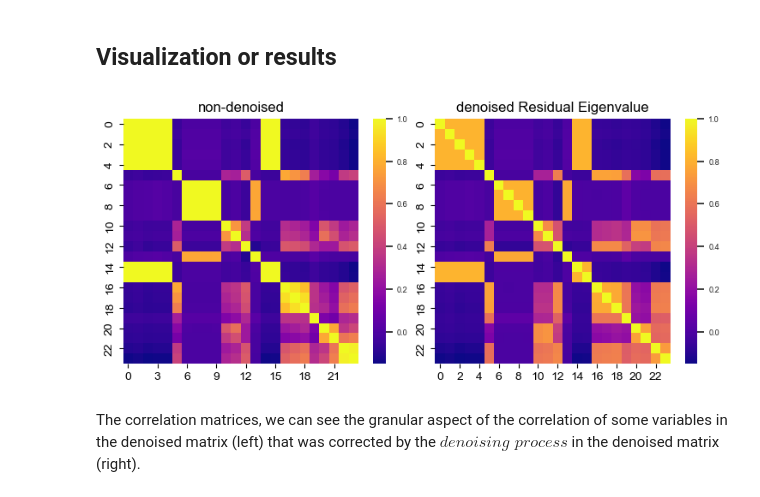
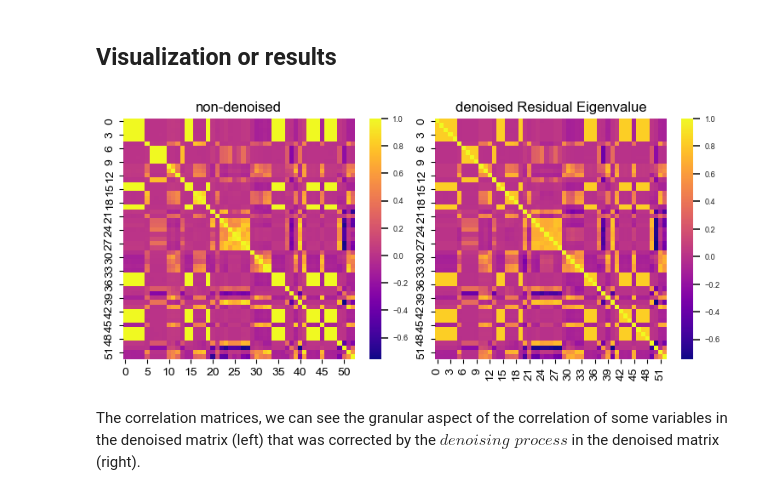
Before and after one commit to yashbhesaniya/fractional-differentiation-time-series, a Jupyter notebook: notebooks/denoising.ipynb, the cells around one changed output. Drawn from its saved outputs; the diff is of its cells as text; code cells hidden in the pictures.

Commit message:
Adding TA Indicators (I)
Added 10 new momentum indicators, and 20 new volatility indexes. Created test_volatility_class.py. Some indicators are still pending. Will focus on this...

```diff
--- a/notebooks/denoising.ipynb
+++ b/notebooks/denoising.ipynb
@@ -105,13 +109,13 @@ After $\textbf{Volatility}$ and $\textbf{Data Generation}$ groups introduced the
 ## Calculate Indicators
 # %%
 # Process data normalization
-norm_data = True
+norm_data = False
 
 # Select Indicator transformer
-ind_processor = Indicators(df, ticker = ticker, norm_data = norm_data)
+ind_processor = Indicators(ticker = ticker, norm_data = norm_data)
 
 # Calculate Indicators over input dataframe
-df = ind_processor.transform(df)
+df = ind_processor.fit_transform(df)
 
 # Display output dataframe
 display(df[var_cols+normvar_cols if norm_data else var_cols])
@@ -134,10 +138,10 @@ display(df[var_cols+normvar_cols if norm_data else var_cols])
 ## Calculate Volatility Indicators
 # %%
 # Select Volatility transformer
-vol_processor = Volatility(df, ticker = ticker)
+vol_processor = Volatility(ticker = ticker)
 
 # Calculate Volatility over input dataframe
-df = vol_processor.transform(df)
+df = vol_processor.fit_transform(df)
 
 # Display output dataframe
 display(df[vol_cols])
@@ -165,4 +169,4 @@ We eliminate the $\texttt{NaN}$'s by selecting rows starting at position $30$.
 # %%
-X = np.array(df[normvar_cols+vol_cols if norm_data else var_cols+vol_cols])[30:]
+X = np.array(df[normvar_cols+vol_cols if norm_data else var_cols+vol_cols].dropna(axis=0))
 # %% [markdown]
 ## Denoising the Covariance Matrix
@@ -170,7 +178,9 @@ X = np.array(df[normvar_cols+vol_cols if norm_data else var_cols+vol_cols])[30:]
 # Instanciate the Denoising transformer
 # 'fit_transform()' calculates Correlation, Covariance, EigenValues and
 #     EigenVectors of denoised covariance matrix
-denoise_processor = Denoising().fit_transform(X)
+denoise_processor = Denoising()
+
+denoised_obj = denoise_processor.fit_transform(X)
 # %% [markdown]
 ## Visualization or results
 # %%
@@ -196,14 +206,14 @@ def plotHeatMaps (corr0, corr1, txt: str):
     plt.show()
 # %%
 # Retrieves non-denoised Covariance and Correlation Matrices
-cov0 = denoise_processor.get_covOriginal
-corr0 = denoise_processor.get_corrOriginal
-corr1 = denoise_processor.get_corrDenoised
+cov0 = denoised_obj.get_cov_original
+corr0 = denoised_obj.get_corr_original
+corr1 = denoised_obj.get_corr_denoised
 
 # Compare the correlation matrix before and after denoising
 plotHeatMaps(corr0, corr1, 'Residual Eigenvalue')
 # %% [output]
-[figure, old version]
+[figure, new version]
 # %% [markdown]
 The correlation matrices, we can see the granular aspect of the correlation of some variables in the denoised matrix (left) that was corrected by the $\textit{denoising process}$ in the denoised matrix (right).
 # %% [markdown]
```
Also changed, not shown: parts of 23 cells of this notebook, 10 other files.
